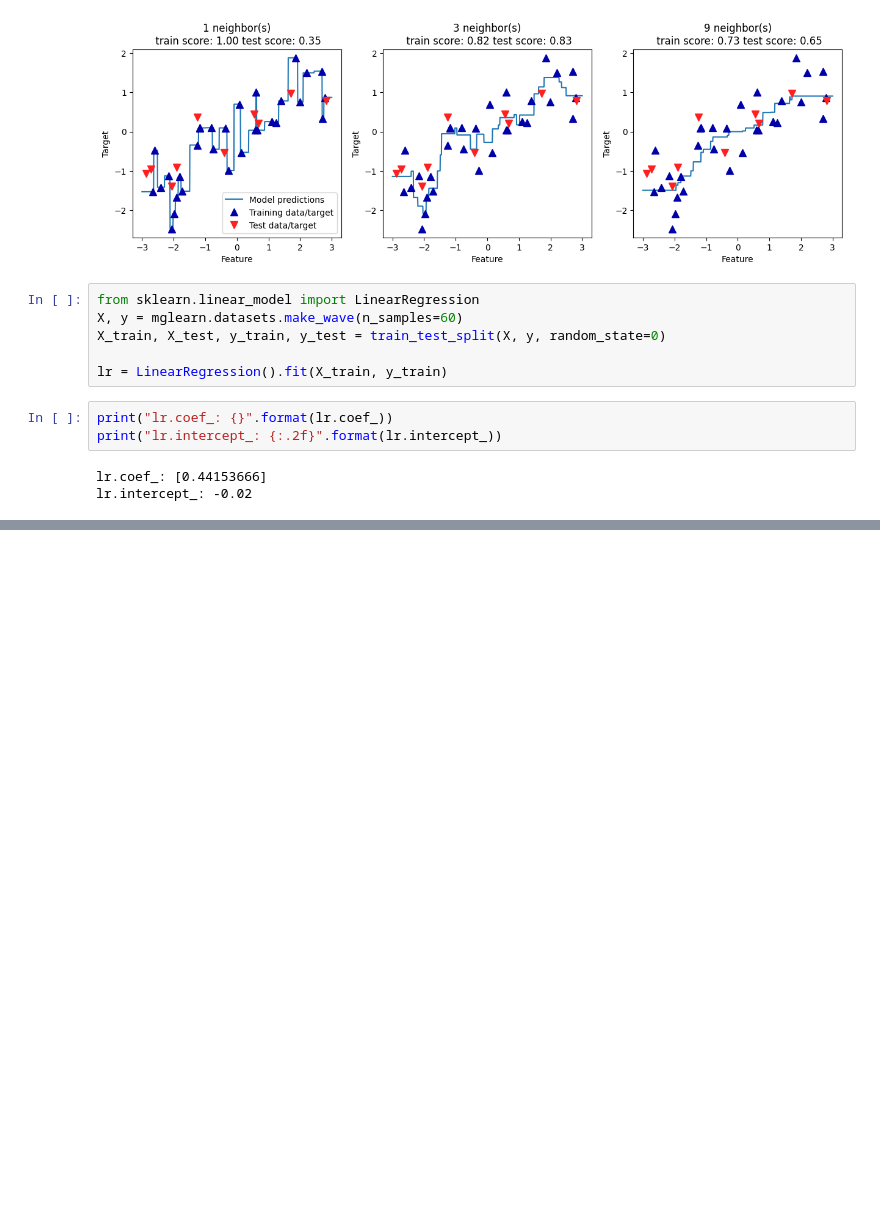
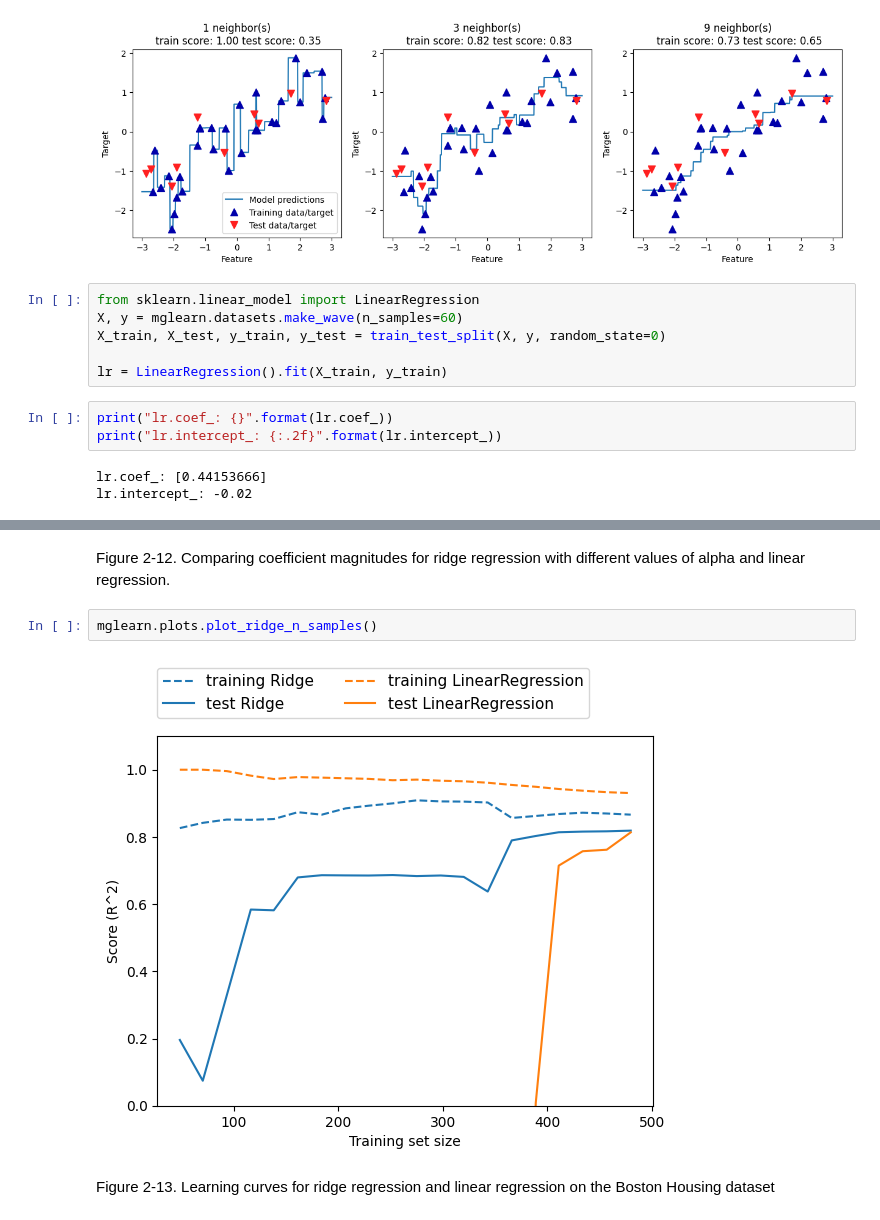
Before and after one commit to Youngsoo1024/Python_ML, a Jupyter notebook: Chap 2/ch2_test.ipynb, the cells around one changed output, grey strips where cells are left out. Saved outputs shown, nothing was run; the diff lists cells and outputs as text; blank space fills up the shorter version.

```diff
--- a/Chap 2/ch2_test.ipynb
+++ b/Chap 2/ch2_test.ipynb
@@ -248,0 +319,8 @@ lr.intercept_: -0.02
+# %% [markdown]
+Figure 2-12. Comparing coefficient magnitudes for ridge regression with different values of alpha and linear regression.
+# %%
+mglearn.plots.plot_ridge_n_samples()
+# %% [output]
+[figure, added]
+# %% [markdown]
+Figure 2-13. Learning curves for ridge regression and linear regression on the Boston Housing dataset
```
Also changed, not shown: parts of 16 cells of this notebook.
